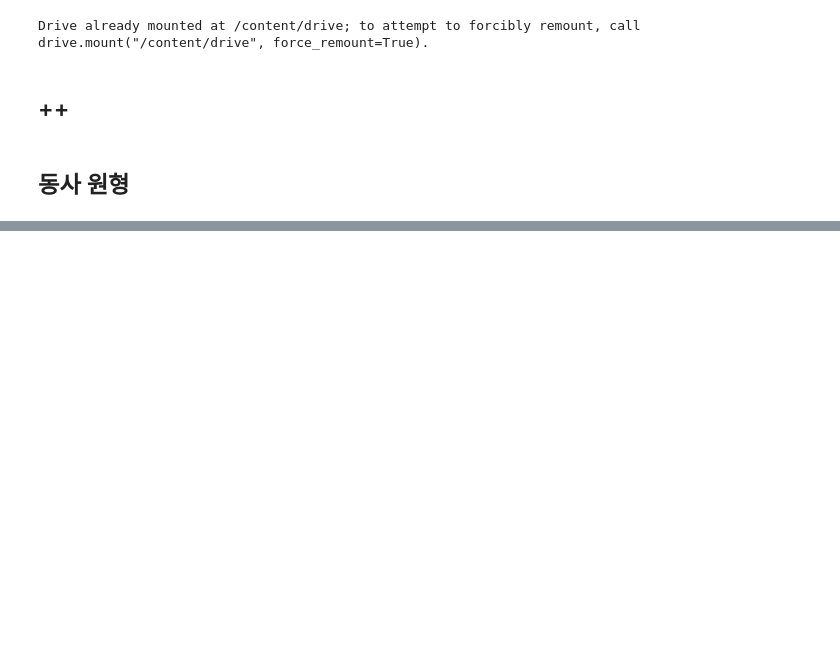
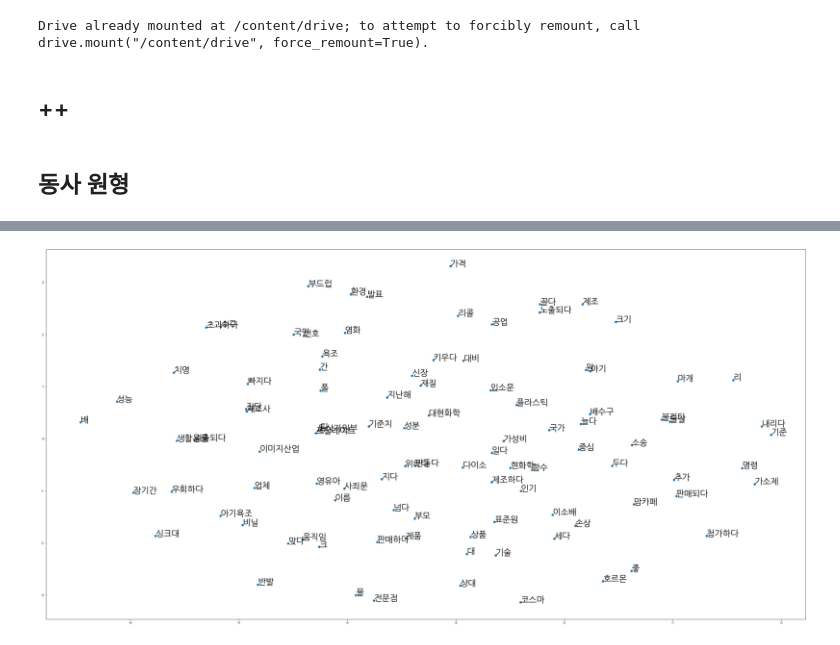
Before and after one commit to s0ye0nyang/News-Recomendation-System, a Jupyter notebook: word2vec.ipynb, the cells around one changed output, grey strips where cells are left out. Cells and saved outputs as stored; diff of their text form; code cells hidden in the pictures; blank space fills up the shorter version.

```diff
--- a/word2vec.ipynb
+++ b/word2vec.ipynb
@@ -242,0 +283,23 @@ model.wv.most_similar('검찰')
+# %%
+from sklearn.manifold import TSNE
+import matplotlib as mpl
+import matplotlib.pyplot as plt
+import gensim
+import gensim.models as g
+import matplotlib.font_manager as fm
+
+# 그래프에서 마이너스 폰트 깨지는 문제에 대한 대처
+mpl.rcParams['axes.unicode_minus'] = False
+model_name = 'word2vec.model'
+model = g.Word2Vec.load(model_name)
+
+vocab = list(model.wv.vocab)
+X = model[vocab]
+
+print(len(X))
+print(X[0][:10])
+tsne = TSNE(n_components=2)
+
+# 100개의 단어에 대해서만 시각화
+X_tsne = tsne.fit_transform(X[:100,:])
+# X_tsne = tsne.fit_transform(X)
@@ -242,0 +311,3 @@ model.wv.most_similar('검찰')
+# %%
+df = pd.DataFrame(X_tsne, index=vocab[:100], columns=['x', 'y'])
+df.shape
@@ -242,0 +363,17 @@ model.wv.most_similar('검찰')
+# %%
+fig = plt.figure()
+fig.set_size_inches(40, 20)
+ax = fig.add_subplot(1, 1, 1)
+plt.rcParams['font.family'] = 'NanumGothic'
+
+
+path = '/usr/share/fonts/truetype/nanum/NanumGothic.ttf'
+fontprop = fm.FontProperties(fname=path, size=18)
+
+ax.scatter(df['x'], df['y'])
+
+for word, pos in df.iterrows():
+    ax.annotate(word, pos, fontsize=25,fontproperties=fontprop)
+plt.show()
+# %% [output]
+[figure, added]
```
Also changed, not shown: parts of 20 cells of this notebook.
